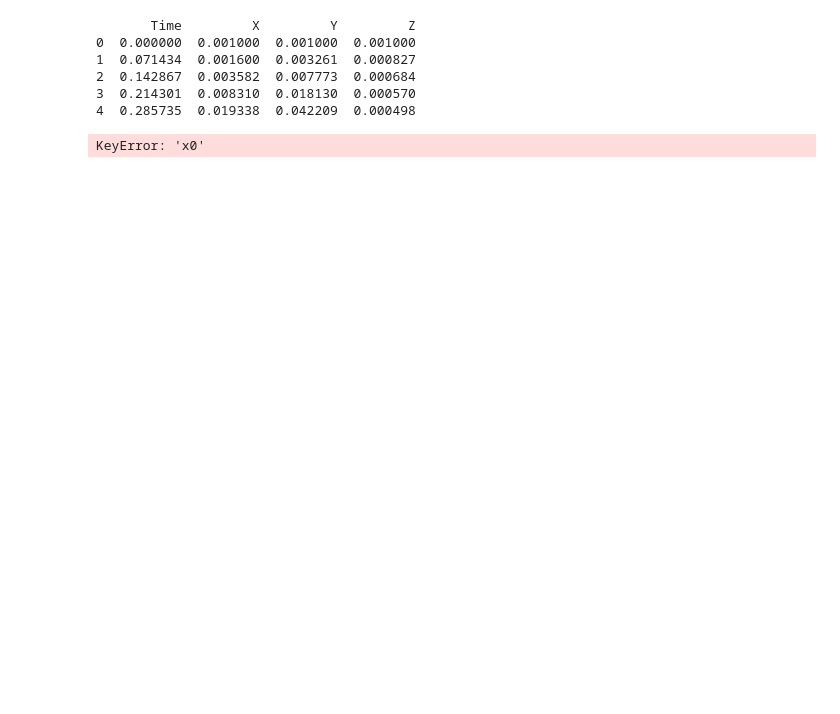
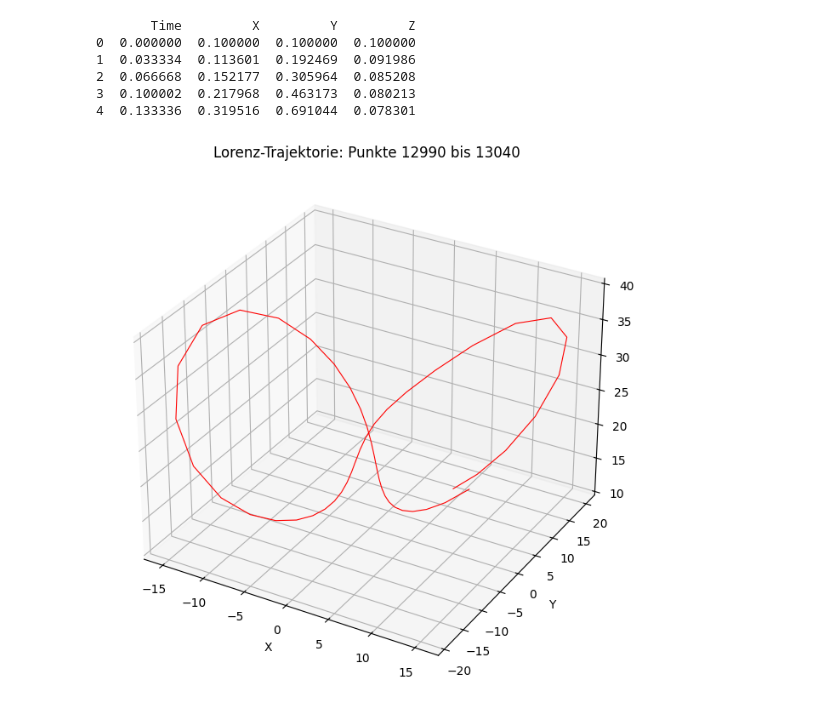
Before and after one commit to marej9/Modeling_Dynamic_Systems, a Jupyter notebook: Models/23.ipynb, the cells around one changed output. Saved outputs shown, nothing was run; the diff lists cells and outputs as text; code cells hidden in the pictures; blank space fills up the shorter version.

```diff
--- a/Models/23.ipynb
+++ b/Models/23.ipynb
@@ -1,42 +79,42 @@
 # %%
 import numpy as np
 import pandas as pd
 import matplotlib.pyplot as plt
 from mpl_toolkits.mplot3d import Axes3D
 
 # CSV-Datei einlesen
-file_path = '/Users/Aleksandar/Documents/Uni/FP/Modeling_Dynamic_Systems/DynSys_and_DataSets/lorenz_system/lorenz_system_data_5.csv'  # Ersetze dies durch deinen Dateinamen
+file_path = 'lorenz_system_data.csv'  # Ersetze dies durch deinen Dateinamen
 data = pd.read_csv(file_path)
 
 # Daten anzeigen (optional)
 print(data.head())
 
 # Benutzerdefinierter Bereich für die Trajektorie
-start_index = 1900  # Startindex der Sequenz
-end_index = 2000   # Endindex der Sequenz
+start_index = 12990  # Startindex der Sequenz
+end_index = 13040  # Endindex der Sequenz
 sequence = data.iloc[start_index:end_index]
 
 # Extrahiere X, Y, Z-Koordinaten
-x_seq = sequence['x0']
-y_seq = sequence['x1']
-
+x_seq = sequence['X']
+y_seq = sequence['Y']
+z_seq = sequence['Z']
 
 # Plotten der ausgewählten Sequenz
 fig = plt.figure(figsize=(10, 8))
 ax = fig.add_subplot(111, projection='3d')
-ax.plot(x_seq, y_seq, lw=0.8, color='r')
+ax.plot(x_seq, y_seq, z_seq, lw=0.8, color='r')
 
 # Achsentitel und Labels
 ax.set_title(f"Lorenz-Trajektorie: Punkte {start_index} bis {end_index}")
 ax.set_xlabel("X")
 ax.set_ylabel("Y")
-
+ax.set_zlabel("Z")
 plt.show()
 # %% [output]
        Time         X         Y         Z
-0  0.000000  0.001000  0.001000  0.001000
-1  0.071434  0.001600  0.003261  0.000827
-2  0.142867  0.003582  0.007773  0.000684
-3  0.214301  0.008310  0.018130  0.000570
-4  0.285735  0.019338  0.042209  0.000498
+0  0.000000  0.100000  0.100000  0.100000
+1  0.033334  0.113601  0.192469  0.091986
+2  0.066668  0.152177  0.305964  0.085208
+3  0.100002  0.217968  0.463173  0.080213
+4  0.133336  0.319516  0.691044  0.078301
-KeyError: 'x0'
+[figure, added]
```
Also changed, not shown: parts of 9 cells of this notebook, 1 other file.
